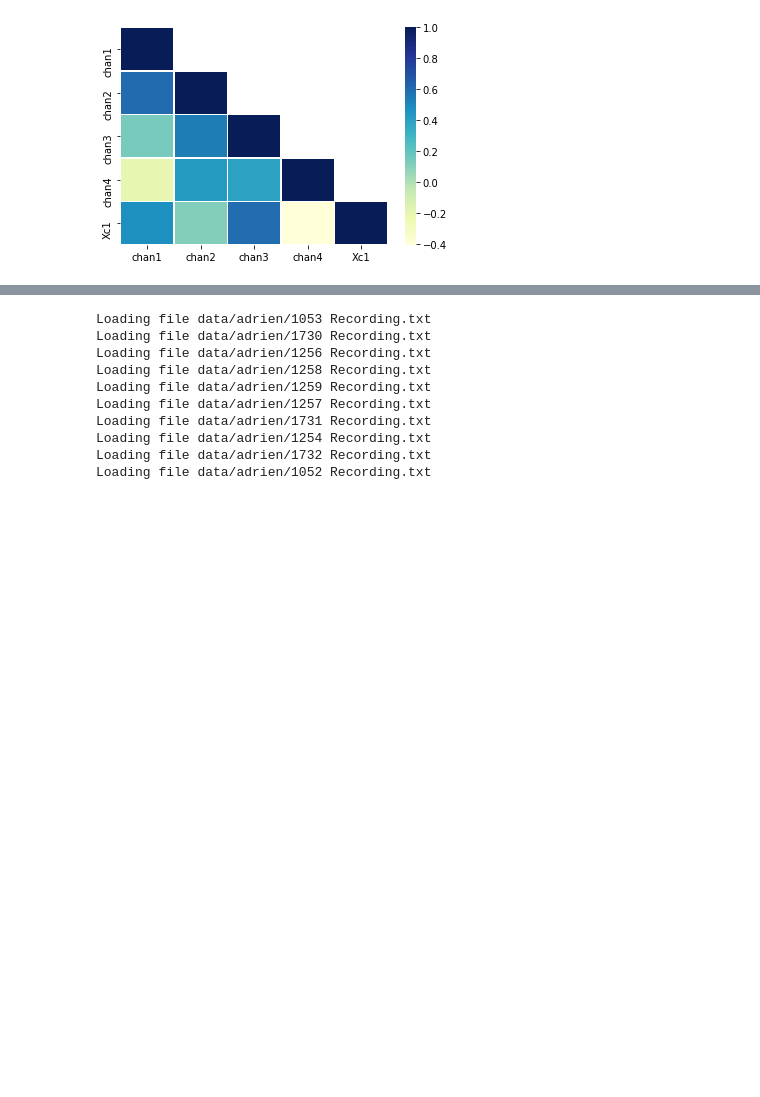
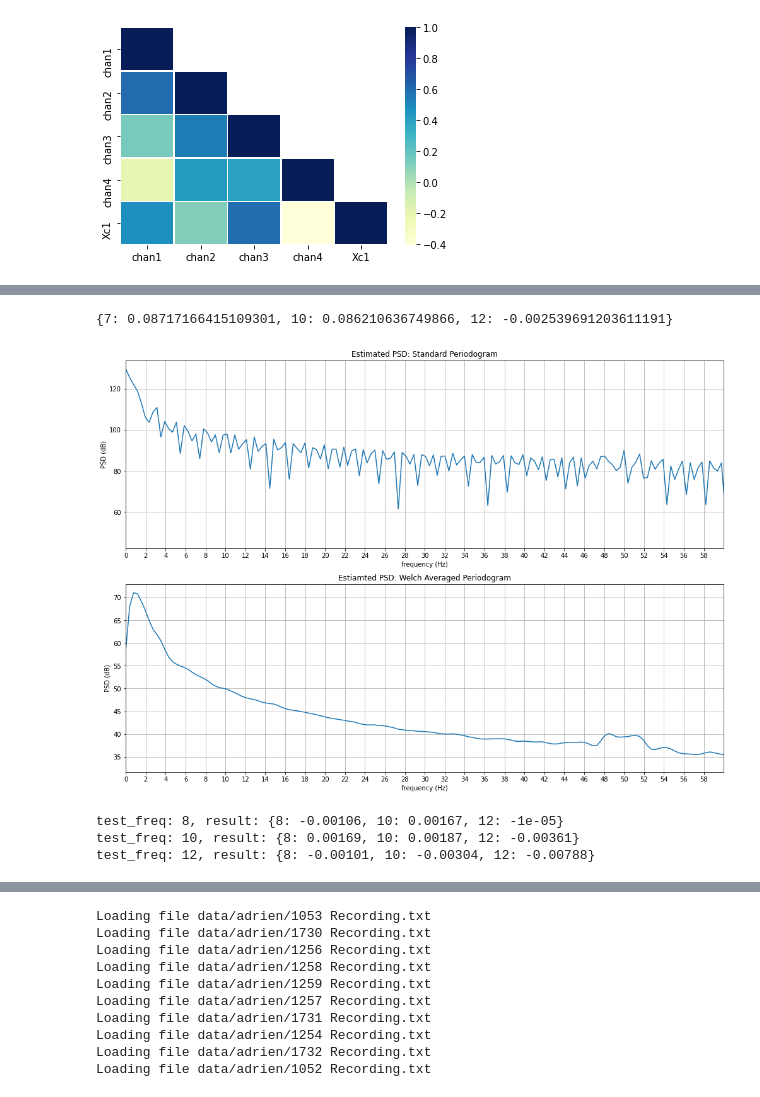
Before and after one commit to JamesTev/EEG-decoding, a Jupyter notebook: EEG-Analysis.ipynb, the cells around one changed output, grey strips where cells are left out. Saved outputs shown, nothing was run; the diff lists cells and outputs as text; code cells hidden in the pictures; blank space fills up the shorter version.

```diff
--- a/EEG-Analysis.ipynb
+++ b/EEG-Analysis.ipynb
@@ -192,0 +173,22 @@ sns.heatmap(dfx_lt,linewidths=.5, cmap="YlGnBu")
+# %%
+import glob
+
+def load_trials(f):
+    path = f'data/LED-James/ssvep{f}Hz_*.npz' # use your path
+    all_files = glob.glob(path)
+    data = []
+
+    min_len = 10e6 # trials lengths will be very similar but may differ by 1 or 2 samples
+    for filename in all_files:
+        print(f"Loading file {filename}")
+        f = np.load(filename, allow_pickle=True)
+        data.append(f['data'])
+        if len(f['data']) < min_len:
+            min_len = len(f['data'])
+
+    return np.array([trial[:min_len-1] for trial in data])
+
+stim_freqs = [7, 10 ,12]
+X = [load_trials(f) for f in stim_freqs]
+min_len = min(x.shape[1] for x in X)
+X = np.array([x[:, :min_len-1, :] for x in X]).transpose(0, 3, 2, 1)
@@ -192,0 +244,15 @@ sns.heatmap(dfx_lt,linewidths=.5, cmap="YlGnBu")
+# %%
+X_test = X[0, :, :, 4]
+
+gcca = GCCA(X, stim_freqs, fs)
+gcca.fit()
+gcca.classify(X_test)
+# %% [output]
+{7: 0.08717166415109301, 10: 0.086210636749866, 12: -0.002539691203611191}
+# %%
+from eeg_lib.freq_analysis import plot_periodogram
+
+Ndft = 512
+plot_periodogram(X_test[0, :], 200, N=Ndft)
+# %% [output]
+[figure, added]
@@ -192,0 +266,31 @@ sns.heatmap(dfx_lt,linewidths=.5, cmap="YlGnBu")
+# %%
+from eeg_lib.synthetic import synth_GCCA_tensor, synth_X
+from eeg_lib.cca import GCCA
+from scipy.stats import pearsonr
+
+np.random.seed(0)
+
+stim_freqs = [8, 10, 12]
+Ns = 2000 # num samples (in time)
+Nc = 3 # num channels
+Nt = 5 # num trials
+Nh = 3 # num harmonics in sinusoidal ref vector
+noise_power = 1 # base noise power
+fs = 200 # sampling freq
+
+
+chi = synth_GCCA_tensor(stim_freqs, Ns, Nc, Nt, noise_power, fs)
+gcca = GCCA(chi, stim_freqs, fs)
+gcca.fit()
+
+# test GCCA
+test_noise_power = noise_power+1
+
+for f_test in stim_freqs:
+    X_test = synth_X(f_test, Nc, Ns, noise_power=test_noise_power)
+    result = {f: round(rho, 5) for f, rho in gcca.classify(X_test).items()}
+    print(f"test_freq: {f_test}, result: {result}")
+# %% [output]
+test_freq: 8, result: {8: -0.00106, 10: 0.00167, 12: -1e-05}
+test_freq: 10, result: {8: 0.00169, 10: 0.00187, 12: -0.00361}
+test_freq: 12, result: {8: -0.00101, 10: -0.00304, 12: -0.00788}
```
Also changed, not shown: parts of 20 cells of this notebook, 7 other files.
